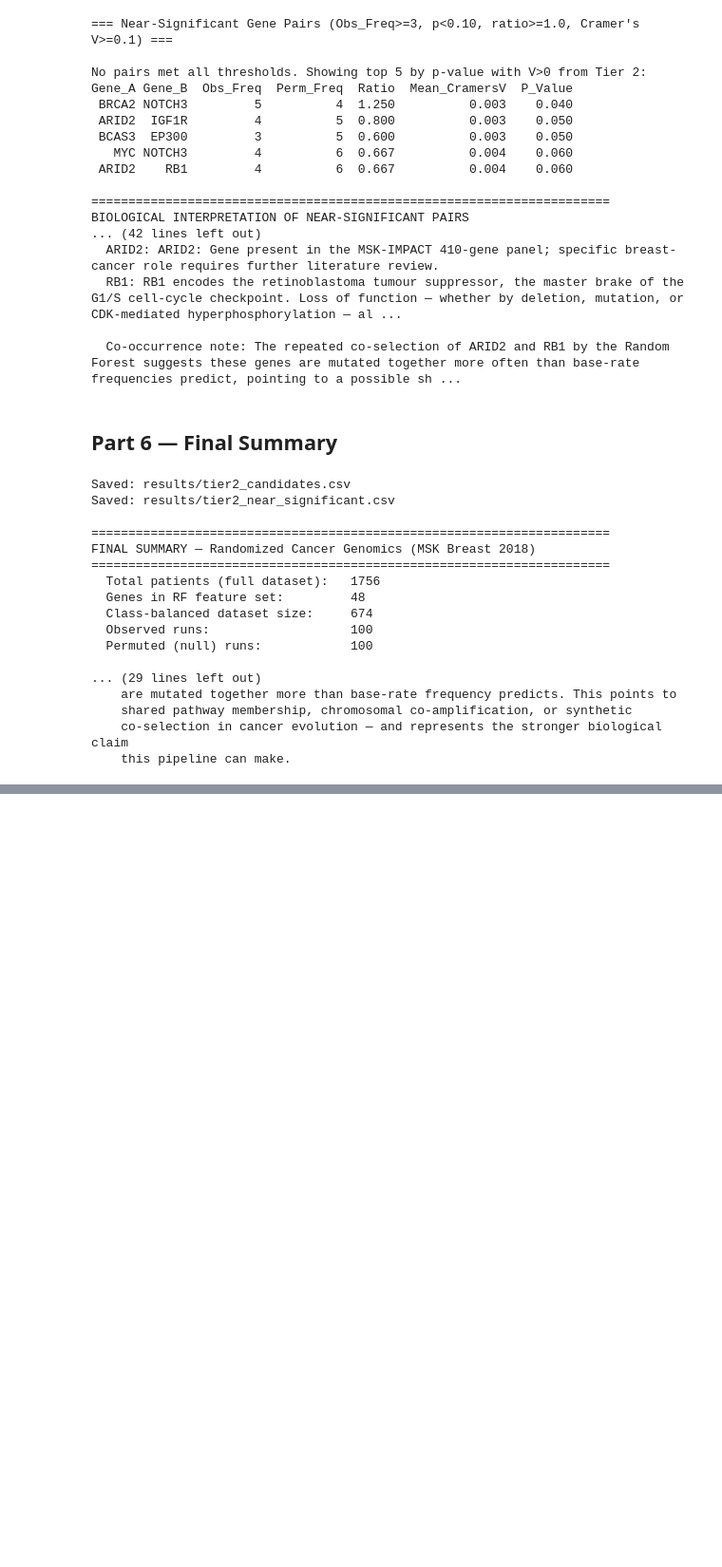
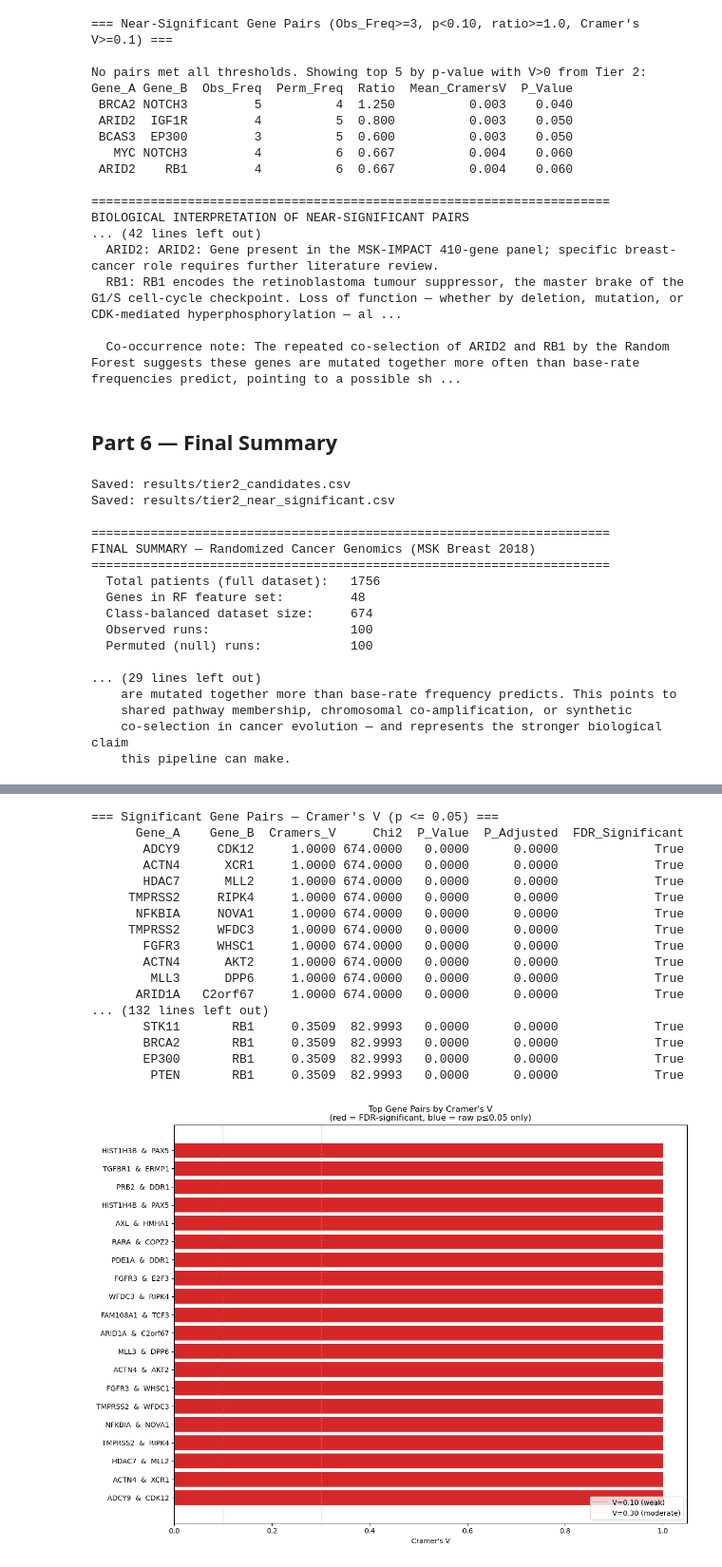
Before and after one commit to mentatpsi/RandomizedCancerGenomics, a Jupyter notebook: Final Project Continued Work.ipynb, the cells around one changed output, grey strips where cells are left out. Shown at 95% size. Drawn from its saved outputs; the diff is of its cells as text; code cells hidden in the pictures; blank space fills up the shorter version.

```diff
--- a/Final Project Continued Work.ipynb
+++ b/Final Project Continued Work.ipynb
@@ -1840,0 +1911,72 @@ FINAL SUMMARY — Randomized Cancer Genomics (MSK Breast 2018)
+# %%
+import matplotlib.pyplot as plt
+import seaborn as sns
+
+sig_all = cramers_all_df[cramers_all_df['P_Value'] <= 0.05].copy()
+
+print("=== Significant Gene Pairs — Cramer's V (p <= 0.05) ===")
+if len(sig_all):
+    print(sig_all[['Gene_A','Gene_B','Cramers_V','Chi2','P_Value','P_Adjusted','FDR_Significant']]
+          .to_string(index=False, float_format='%.4f'))
+else:
+    print("None found.")
+
+# ── Bar chart: top 20 pairs by Cramer's V ─────────────────────────────────────
+top20 = sig_all.nlargest(min(20, len(sig_all)), 'Cramers_V').copy()
+if len(top20):
+    top20['Pair'] = top20['Gene_A'] + '  &  ' + top20['Gene_B']
+    colors = ['#d62728' if fdr else '#1f77b4' for fdr in top20['FDR_Significant']]
+
+    fig, ax = plt.subplots(figsize=(12, max(4, len(top20) * 0.45)))
+    ax.barh(top20['Pair'], top20['Cramers_V'], color=colors)
+    ax.axvline(0.10, color='gray',   linestyle='--', linewidth=0.8, label='V=0.10 (weak)')
+    ax.axvline(0.30, color='orange', linestyle='--', linewidth=0.8, label='V=0.30 (moderate)')
+    ax.set_xlabel("Cramer's V")
+    ax.set_title("Top Gene Pairs by Cramer's V\n(red = FDR-significant, blue = raw p≤0.05 only)")
+    ax.legend(loc='lower right')
+    plt.tight_layout()
+    plt.show()
+
+# ── Heatmap for significant genes ─────────────────────────────────────────────
+sig_genes = sorted(set(sig_all['Gene_A']) | set(sig_all['Gene_B']))
+if sig_genes:
+    matrix = pd.DataFrame(np.zeros((len(sig_genes), len(sig_genes))),
+                           index=sig_genes, columns=sig_genes)
+    np.fill_diagonal(matrix.values, 1.0)
+    for _, row in sig_all.iterrows():
+        if row['Gene_A'] in sig_genes and row['Gene_B'] in sig_genes:
+            matrix.loc[row['Gene_A'], row['Gene_B']] = row['Cramers_V']
+            matrix.loc[row['Gene_B'], row['Gene_A']] = row['Cramers_V']
+
+    annot = matrix.applymap(lambda v: f"{v:.2f}")
+    for _, row in sig_all[sig_all['FDR_Significant']].iterrows():
+        if row['Gene_A'] in sig_genes and row['Gene_B'] in sig_genes:
+            annot.loc[row['Gene_A'], row['Gene_B']] = f"{row['Cramers_V']:.2f}*"
+            annot.loc[row['Gene_B'], row['Gene_A']] = f"{row['Cramers_V']:.2f}*"
+
+    fig2, ax2 = plt.subplots(figsize=(max(6, len(sig_genes)), max(5, len(sig_genes) - 1)))
+    sns.heatmap(matrix.astype(float), annot=annot, fmt='', cmap='YlOrRd',
+                vmin=0, vmax=1, linewidths=0.5, ax=ax2,
+                cbar_kws={'label': "Cramer's V"})
+    ax2.set_title("Cramer's V Heatmap — Significant Gene Pairs\n(* = FDR q ≤ 0.05)", fontsize=13)
+    plt.tight_layout()
+    plt.show()
+# %% [output]
+=== Significant Gene Pairs — Cramer's V (p <= 0.05) ===
+      Gene_A    Gene_B  Cramers_V     Chi2  P_Value  P_Adjusted  FDR_Significant
+       ADCY9     CDK12     1.0000 674.0000   0.0000      0.0000             True
+       ACTN4      XCR1     1.0000 674.0000   0.0000      0.0000             True
+       HDAC7      MLL2     1.0000 674.0000   0.0000      0.0000             True
+     TMPRSS2     RIPK4     1.0000 674.0000   0.0000      0.0000             True
+      NFKBIA     NOVA1     1.0000 674.0000   0.0000      0.0000             True
+     TMPRSS2     WFDC3     1.0000 674.0000   0.0000      0.0000             True
+       FGFR3     WHSC1     1.0000 674.0000   0.0000      0.0000             True
+       ACTN4      AKT2     1.0000 674.0000   0.0000      0.0000             True
+        MLL3      DPP6     1.0000 674.0000   0.0000      0.0000             True
+      ARID1A   C2orf67     1.0000 674.0000   0.0000      0.0000             True
+... (132 lines left out)
+       STK11       RB1     0.3509  82.9993   0.0000      0.0000             True
+       BRCA2       RB1     0.3509  82.9993   0.0000      0.0000             True
+       EP300       RB1     0.3509  82.9993   0.0000      0.0000             True
+        PTEN       RB1     0.3509  82.9993   0.0000      0.0000             True
+[figure, added]
```
Also changed, not shown: parts of 3 cells of this notebook.
